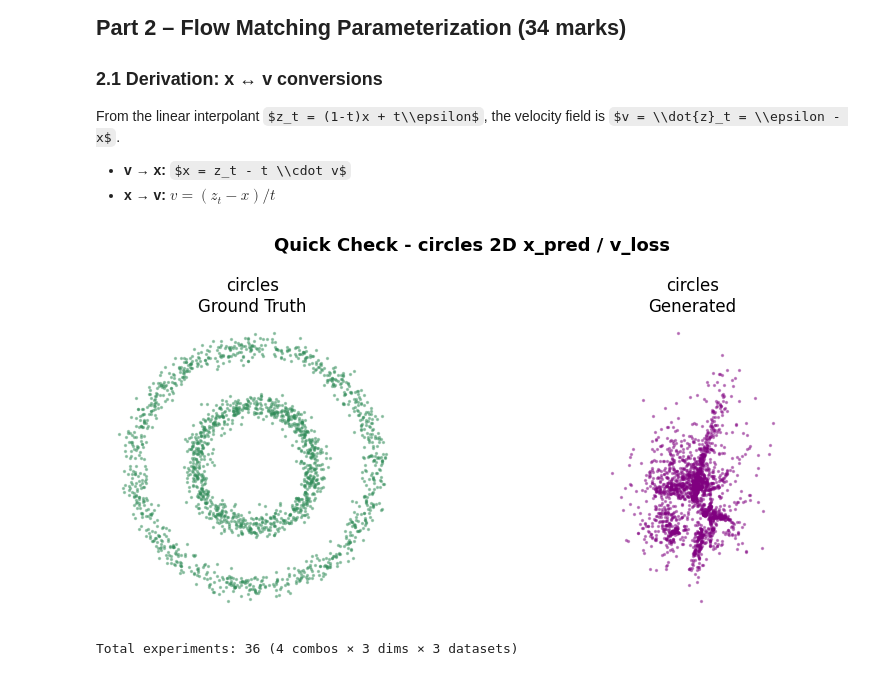
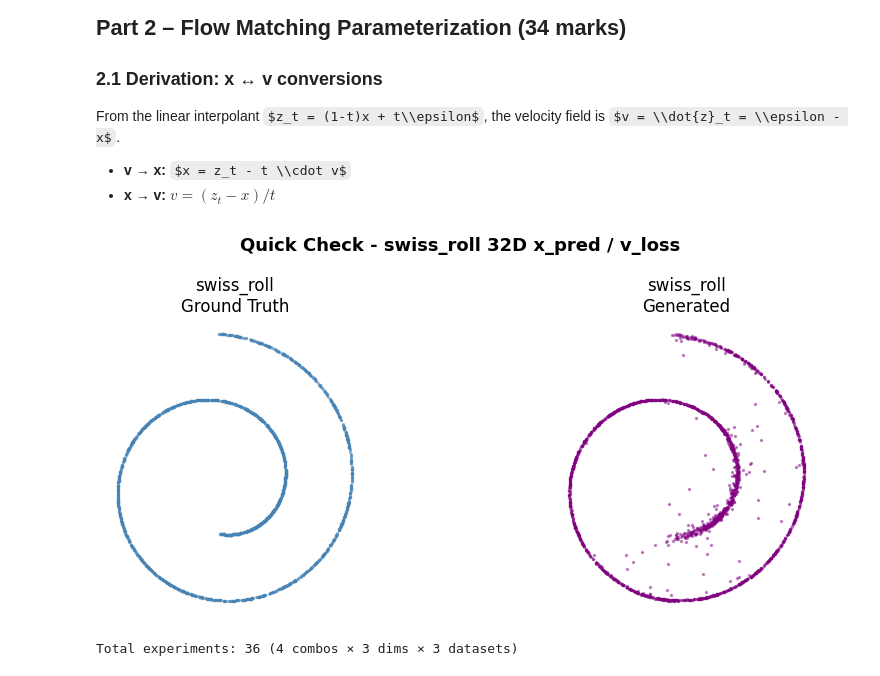
Before and after one commit to hadissuryaalamin/COMP4680-8650-Flowmatching, a Jupyter notebook: assignment.ipynb, the cells around one changed output. Drawn from its saved outputs; the diff is of its cells as text; code cells hidden in the pictures; some formulas as TeX source.

```diff
--- a/assignment.ipynb
+++ b/assignment.ipynb
@@ -168,8 +156,8 @@ TimestepEmbedder and FlowMLP defined.
 #### Training Loop
 # %%
 def train_flow_matching(
-    dataset_name, dim=2, n_steps=25000, batch_size=1024, lr=1e-3,
-    pred_type='v', loss_type='v', eps_clip=1e-4, device=DEVICE,
+    dataset_name, dim=2, n_steps=25000, batch_size=1024, lr=1e-4,
+    pred_type='v', loss_type='v', eps_clip=1e-2, device=DEVICE,
     hidden=256,
 ):
     loader = get_dataloader(name=dataset_name, dim=dim, batch_size=batch_size)
@@ -283,34 +271,44 @@ From the linear interpolant $z_t = (1-t)x + t\\epsilon$, the velocity field is $
 # %%
 # Quick Sanity Check:
 
-_dataset = 'circles' # Options: 'swiss_roll', 'gaussians', 'circles'
-_dim = 2 # Options: 2, 8, 32
+_dataset = 'swiss_roll' # Options: 'swiss_roll', 'gaussians', 'circles'
+_dim = 32 # Options: 2, 8, 32
 _pred_type = 'x'
 _loss_type = 'v'
 
+_n_steps = 25000
+_batch_size = 1024
+_lr = 1e-4
+_eps_clip = 1e-2
+_hidden = 256
+
 # Train
-model, losses = train_flow_matching(dataset_name=_dataset, dim=_dim, pred_type=_pred_type, loss_type=_loss_type)
+model, losses = train_flow_matching(
+    dataset_name=_dataset, dim=_dim, n_steps=_n_steps, batch_size=_batch_size, lr=_lr,
+    pred_type=_pred_type, loss_type=_loss_type, eps_clip=_eps_clip, device=DEVICE,
+    hidden=_hidden)
 
 # Visualize
 fig, axes = plt.subplots(1, 2, figsize=(10, 4))
 fig.suptitle(f'Quick Check - {_dataset} {_dim}D {_pred_type}_pred / {_loss_type}_loss', fontsize=13, fontweight='bold')
 
 ds = ToyDiffusionDataset(name=_dataset, dim=_dim)
-gt = ds.data.numpy()
+gt = ds.to_2d(ds.data.numpy())
 samples = euler_sample(model, n_samples=2000, dim=_dim, pred_type=_pred_type)
+samples_2d = ds.to_2d(samples)
 
 axes[0].scatter(gt[:2000, 0], gt[:2000, 1], s=2, alpha=0.4, color=COLORS[_dataset])
 axes[0].set_title(f'{_dataset}\nGround Truth')
 axes[0].set_aspect('equal'); axes[0].axis('off')
 
-axes[1].scatter(samples[:, 0], samples[:, 1], s=2, alpha=0.4, color='purple')
+axes[1].scatter(samples_2d[:, 0], samples_2d[:, 1], s=2, alpha=0.4, color='purple')
 axes[1].set_title(f'{_dataset}\nGenerated')
 axes[1].set_aspect('equal'); axes[1].axis('off')
 
 plt.tight_layout()
 plt.show()
 # %% [output]
-[figure, old version]
+[figure, new version]
 # %%
 COMBOS = [('v','v'), ('v','x'), ('x','x'), ('x','v')]
 DIMS   = [2, 8, 32]
```
Also changed, not shown: parts of 1 cell of this notebook.
